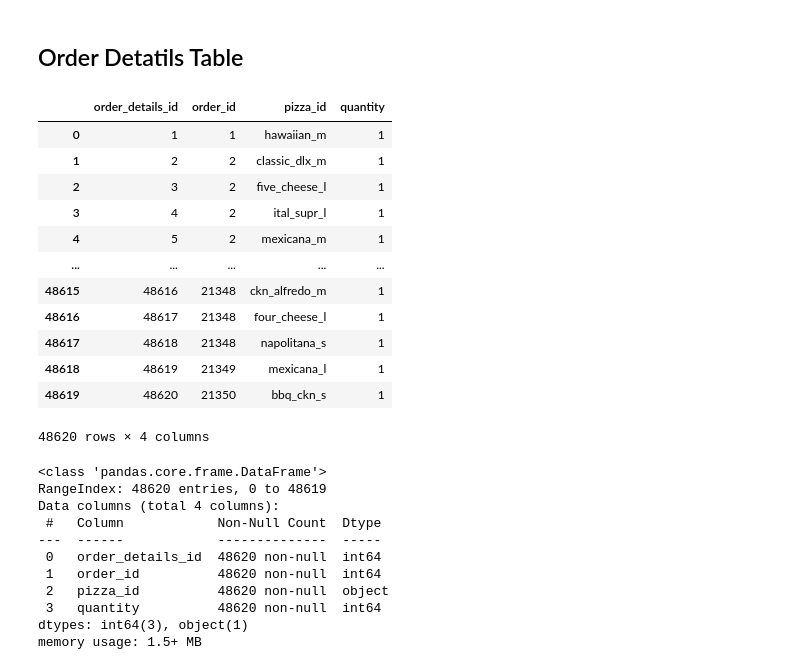
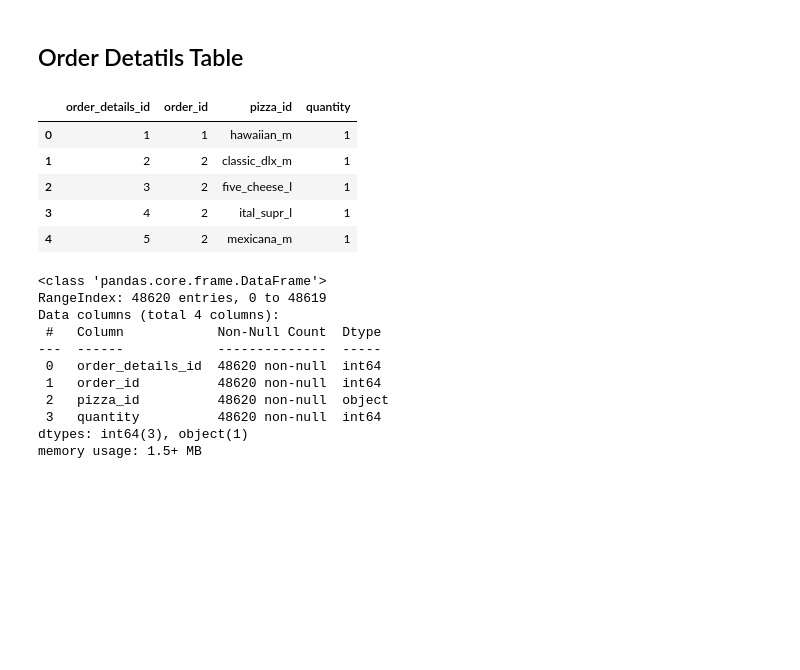
Before and after one commit to TelRich/Plato-s_Pizza_Analysis, a Jupyter notebook: pizza_sales.ipynb, the cells around one changed output. Cells and saved outputs as stored; diff of their text form; code cells hidden in the pictures; blank space fills up the shorter version.

```diff
--- a/pizza_sales.ipynb
+++ b/pizza_sales.ipynb
@@ -80,21 +73,14 @@ ord[ord.duplicated()]
 # %% [markdown]
 ## Order Detatils Table
 # %%
-ord_det
+ord_det.head()
 # %% [output]
 |  | order_details_id | order_id | pizza_id | quantity |
 | 0 | 1 | 1 | hawaiian_m | 1 |
 | 1 | 2 | 2 | classic_dlx_m | 1 |
 | 2 | 3 | 2 | five_cheese_l | 1 |
 | 3 | 4 | 2 | ital_supr_l | 1 |
 | 4 | 5 | 2 | mexicana_m | 1 |
-| ... | ... | ... | ... | ... |
-| 48615 | 48616 | 21348 | ckn_alfredo_m | 1 |
-| 48616 | 48617 | 21348 | four_cheese_l | 1 |
-| 48617 | 48618 | 21348 | napolitana_s | 1 |
-| 48618 | 48619 | 21349 | mexicana_l | 1 |
-| 48619 | 48620 | 21350 | bbq_ckn_s | 1 |
-48620 rows × 4 columns
 # %%
 ord_det.info()
 # %% [output]
```
Also changed, not shown: parts of 6 cells of this notebook.
